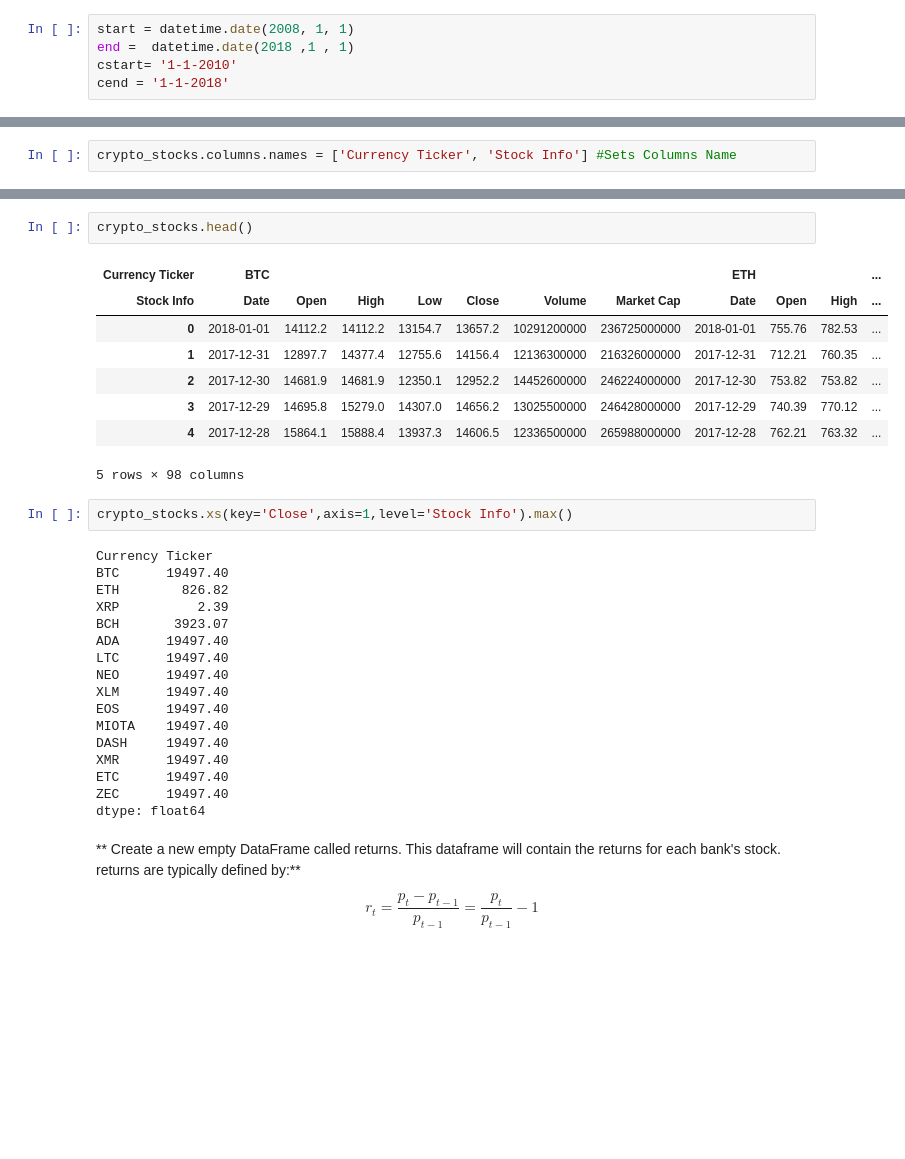
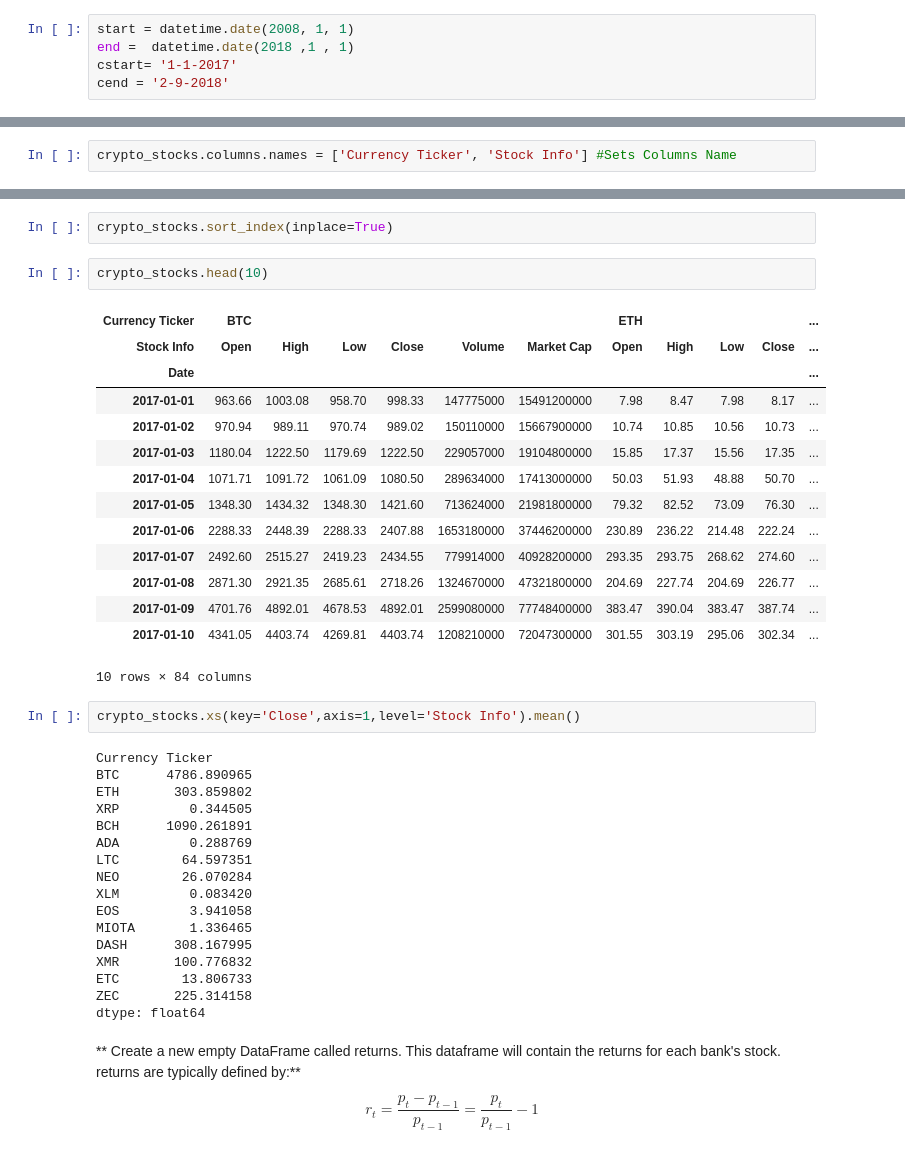
Before and after one commit to contra-bit/Portfolio, a Jupyter notebook: Data Capstone Project/Cryptohealth.ipynb, the cells around one changed output, grey strips where cells are left out. Drawn from its saved outputs; the diff is of its cells as text; blank space fills up the shorter version.

```diff
--- a/Data Capstone Project/Cryptohealth.ipynb
+++ b/Data Capstone Project/Cryptohealth.ipynb
@@ -8,5 +8,5 @@ import seaborn as sns
 # %%
 start = datetime.date(2008, 1, 1)
 end =  datetime.date(2018 ,1 , 1)
-cstart= '1-1-2010'
-cend = '1-1-2018'
+cstart= '1-1-2017'
+cend = '2-9-2018'
@@ -109,32 +124,40 @@ crypto_stocks.columns.names = ['Currency Ticker', 'Stock Info'] #Sets Columns Na
+# %%
+crypto_stocks.sort_index(inplace=True)
 # %%
-crypto_stocks.head()
+crypto_stocks.head(10)
 # %% [output]
-| Currency Ticker | BTC |  |  |  |  |  |  | ETH |  |  | ... |
-| Stock Info | Date | Open | High | Low | Close | Volume | Market Cap | Date | Open | High | ... |
-| 0 | 2018-01-01 | 14112.2 | 14112.2 | 13154.7 | 13657.2 | 10291200000 | 236725000000 | 2018-01-01 | 755.76 | 782.53 | ... |
-| 1 | 2017-12-31 | 12897.7 | 14377.4 | 12755.6 | 14156.4 | 12136300000 | 216326000000 | 2017-12-31 | 712.21 | 760.35 | ... |
-| 2 | 2017-12-30 | 14681.9 | 14681.9 | 12350.1 | 12952.2 | 14452600000 | 246224000000 | 2017-12-30 | 753.82 | 753.82 | ... |
-| 3 | 2017-12-29 | 14695.8 | 15279.0 | 14307.0 | 14656.2 | 13025500000 | 246428000000 | 2017-12-29 | 740.39 | 770.12 | ... |
-| 4 | 2017-12-28 | 15864.1 | 15888.4 | 13937.3 | 14606.5 | 12336500000 | 265988000000 | 2017-12-28 | 762.21 | 763.32 | ... |
+| Currency Ticker | BTC |  |  |  |  |  | ETH |  |  |  | ... |
+| Stock Info | Open | High | Low | Close | Volume | Market Cap | Open | High | Low | Close | ... |
+| Date |  |  |  |  |  |  |  |  |  |  | ... |
+| 2017-01-01 | 963.66 | 1003.08 | 958.70 | 998.33 | 147775000 | 15491200000 | 7.98 | 8.47 | 7.98 | 8.17 | ... |
+| 2017-01-02 | 970.94 | 989.11 | 970.74 | 989.02 | 150110000 | 15667900000 | 10.74 | 10.85 | 10.56 | 10.73 | ... |
+| 2017-01-03 | 1180.04 | 1222.50 | 1179.69 | 1222.50 | 229057000 | 19104800000 | 15.85 | 17.37 | 15.56 | 17.35 | ... |
+| 2017-01-04 | 1071.71 | 1091.72 | 1061.09 | 1080.50 | 289634000 | 17413000000 | 50.03 | 51.93 | 48.88 | 50.70 | ... |
+| 2017-01-05 | 1348.30 | 1434.32 | 1348.30 | 1421.60 | 713624000 | 21981800000 | 79.32 | 82.52 | 73.09 | 76.30 | ... |
+| 2017-01-06 | 2288.33 | 2448.39 | 2288.33 | 2407.88 | 1653180000 | 37446200000 | 230.89 | 236.22 | 214.48 | 222.24 | ... |
+| 2017-01-07 | 2492.60 | 2515.27 | 2419.23 | 2434.55 | 779914000 | 40928200000 | 293.35 | 293.75 | 268.62 | 274.60 | ... |
+| 2017-01-08 | 2871.30 | 2921.35 | 2685.61 | 2718.26 | 1324670000 | 47321800000 | 204.69 | 227.74 | 204.69 | 226.77 | ... |
+| 2017-01-09 | 4701.76 | 4892.01 | 4678.53 | 4892.01 | 2599080000 | 77748400000 | 383.47 | 390.04 | 383.47 | 387.74 | ... |
+| 2017-01-10 | 4341.05 | 4403.74 | 4269.81 | 4403.74 | 1208210000 | 72047300000 | 301.55 | 303.19 | 295.06 | 302.34 | ... |
-5 rows × 98 columns
+10 rows × 84 columns
 # %%
-crypto_stocks.xs(key='Close',axis=1,level='Stock Info').max()
+crypto_stocks.xs(key='Close',axis=1,level='Stock Info').mean()
 # %% [output]
 Currency Ticker
-BTC      19497.40
-ETH        826.82
-XRP          2.39
-BCH       3923.07
-ADA      19497.40
-LTC      19497.40
-NEO      19497.40
-XLM      19497.40
-EOS      19497.40
-MIOTA    19497.40
-DASH     19497.40
-XMR      19497.40
-ETC      19497.40
-ZEC      19497.40
+BTC      4786.890965
+ETH       303.859802
+XRP         0.344505
+BCH      1090.261891
+ADA         0.288769
+LTC        64.597351
+NEO        26.070284
+XLM         0.083420
+EOS         3.941058
+MIOTA       1.336465
+DASH      308.167995
+XMR       100.776832
+ETC        13.806733
+ZEC       225.314158
 dtype: float64
 # %% [markdown]
 ** Create a new empty DataFrame called returns. This dataframe will contain the returns for each bank's stock. returns are typically defined by:**
```
Also changed, not shown: parts of 8 cells of this notebook.
